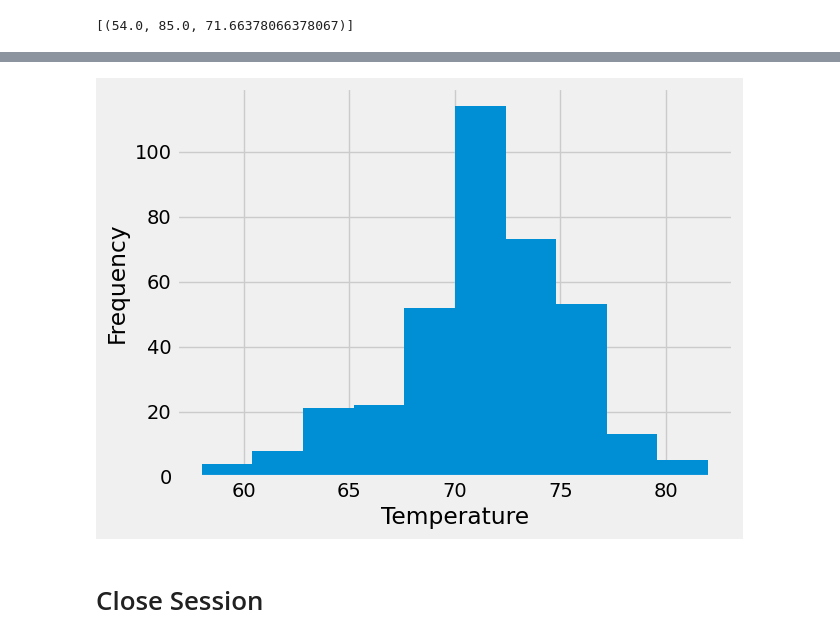
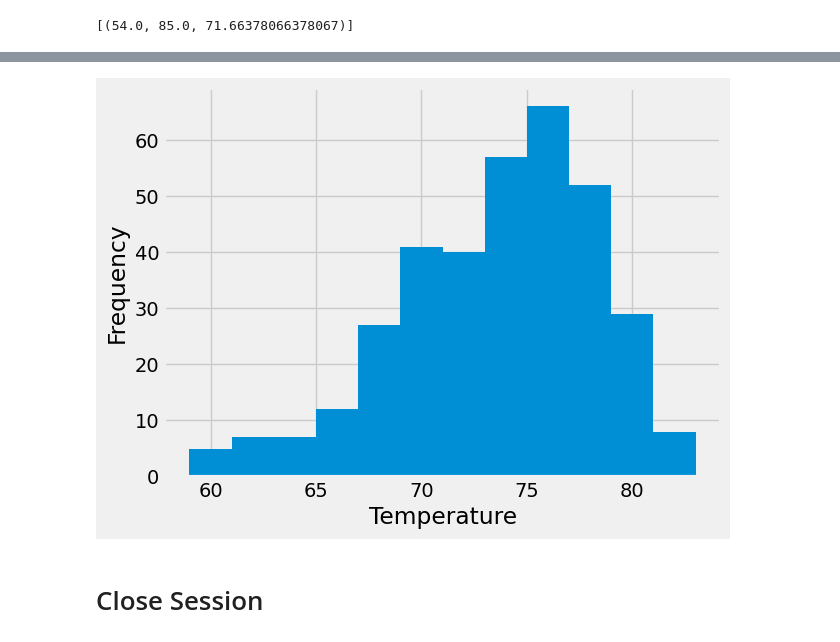
Before and after one commit to marcianaduran/sqlalchemy-challenge, a Jupyter notebook: SurfsUp/climate_starter.ipynb, the cells around one changed output, grey strips where cells are left out. Saved outputs shown, nothing was run; the diff lists cells and outputs as text; code cells hidden in the pictures.

```diff
--- a/SurfsUp/climate_starter.ipynb
+++ b/SurfsUp/climate_starter.ipynb
@@ -143,16 +128,16 @@ Text(0.5, 4.183333333333314, 'Temperature')
 # %%
-date = dt.datetime(2017,8,23) #2017-08-23
+date = dt.datetime(2017,8,23) - dt.timedelta(days=365)
 results = session.query(measurement.tobs).\
-                        filter(measurement.date <= date).\
-                        filter(measurement.station == active_stations[0][0]).limit(365).all()
+                        filter(measurement.date > date).\
+                        filter(measurement.station == active_stations[0][0]).all()
 df = pd.DataFrame(results)
-df.hist('tobs')
+df.hist('tobs',bins=12)
 plt.title('')
 plt.xlabel('Temperature')
 plt.ylabel('Frequency')
 plt.show()
 # %% [output]
-[figure, old version]
+[figure, new version]
 # %% [markdown]
 # Close Session
 # %%
```
Also changed, not shown: parts of 4 cells of this notebook, 1 other file.
